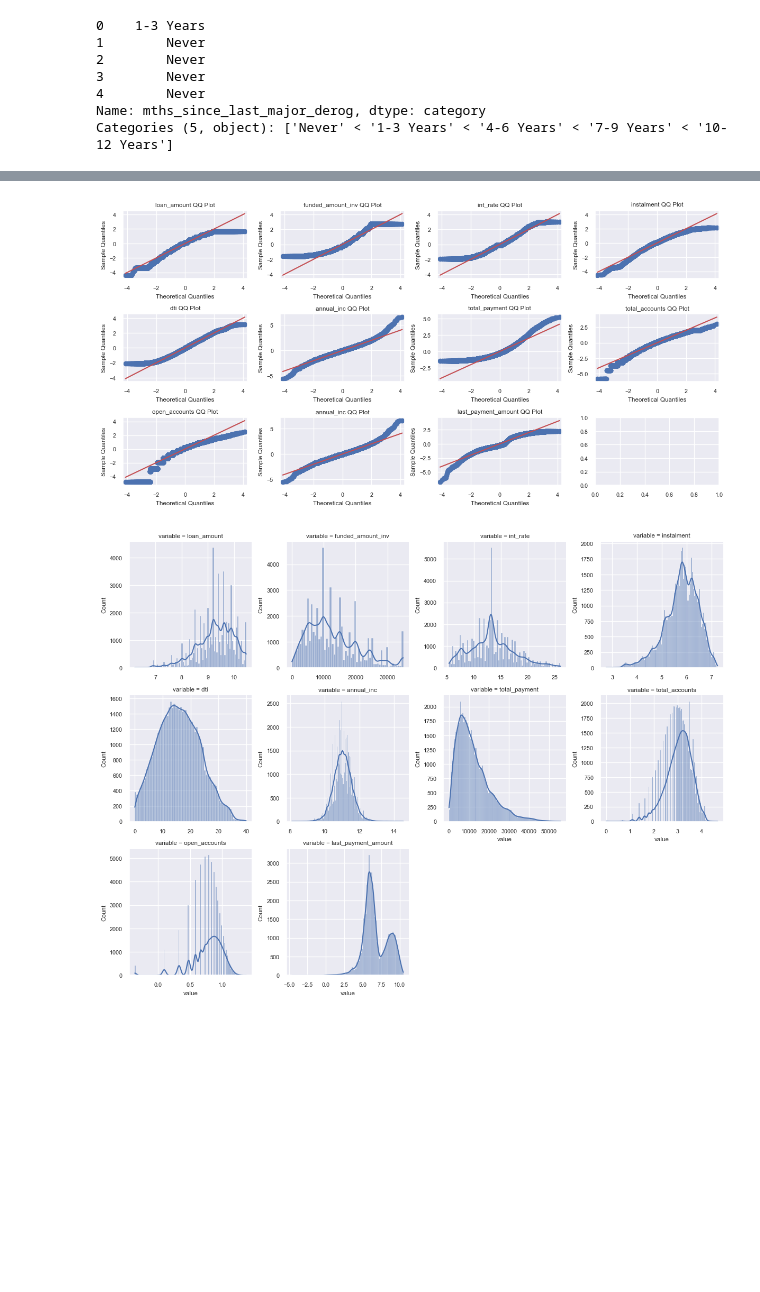
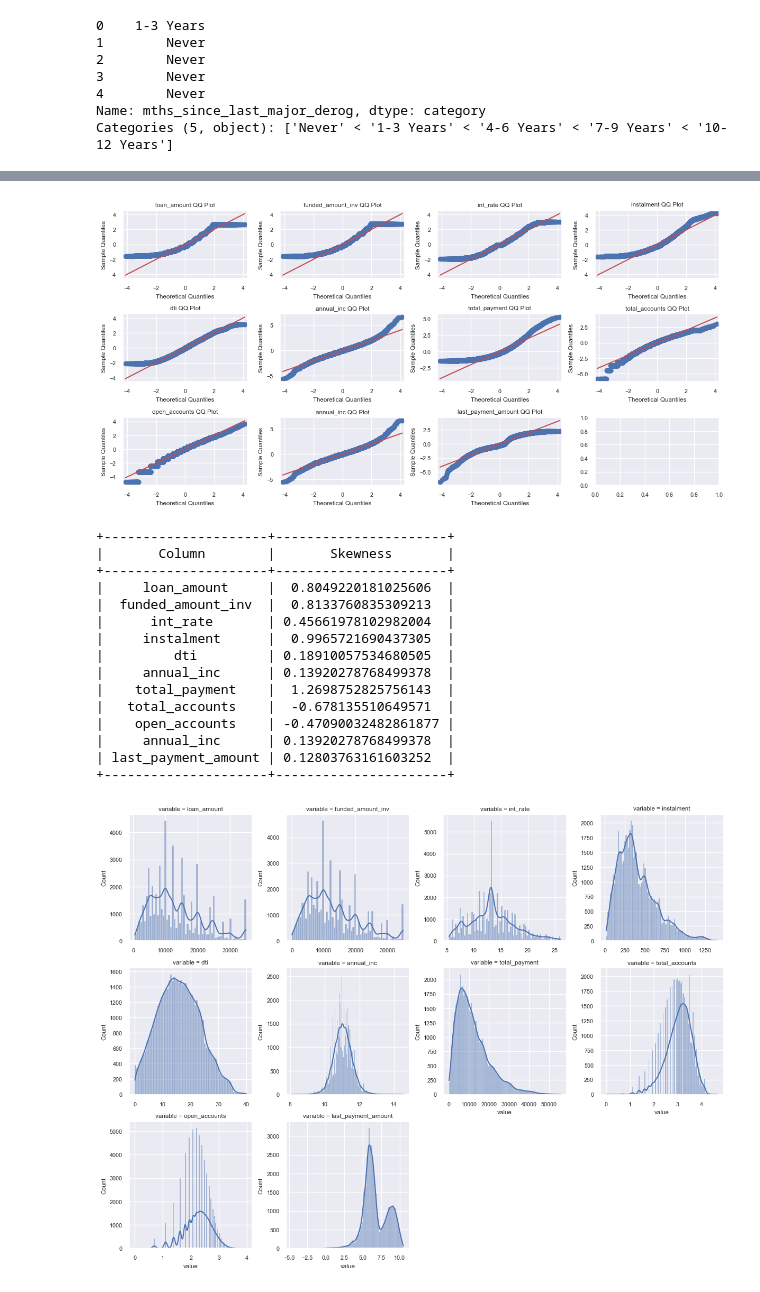
Before and after one commit to stealthchopper2k/exploratory-data-analysis---customer-loans-in-finance, a Jupyter notebook: main.ipynb, the cells around one changed output, grey strips where cells are left out. Saved outputs shown, nothing was run; the diff lists cells and outputs as text; code cells hidden in the pictures; blank space fills up the shorter version.

```diff
--- a/main.ipynb
+++ b/main.ipynb
@@ -206,21 +226,38 @@ right_skewed_cols = ['annual_inc', 'total_payment', 'total_accounts',
 [figure]
 # %%
+
 old_df_to_transform_skew = t_form.df
 
 t2_form = DataFrameTransform(old_df_to_transform_skew)
 
 # Reduce impact of outliers
-log_transform_cols = ['annual_inc', 'total_accounts', 'open_accounts',
-                      'loan_amount', 'last_payment_amount', 'instalment', 'open_accounts']
+log_transform_cols = ['annual_inc', 'total_accounts', 'open_accounts', 'last_payment_amount'
+                      ]
 
 t2_form.log_transform(log_transform_cols)
 plt2 = Plotter(t2_form.df)
 
 plt.multi_qq_plot(numerical_cols)
 # %% [output]
-[figure, old version]
+[figure, new version]
 # %%
 # Data looks a lot more normally distributed than before (weve corrected right skew and impact of outliers)
+Info = DataFrameInfo(plt2.df).skew_data(numerical_cols)
 plt2.multi_hist_plot(numerical_cols)
 # %% [output]
++---------------------+----------------------+
+|       Column        |       Skewness       |
++---------------------+----------------------+
+|     loan_amount     |  0.8049220181025606  |
+|  funded_amount_inv  |  0.8133760835309213  |
+|      int_rate       | 0.45661978102982004  |
+|     instalment      |  0.9965721690437305  |
+|         dti         | 0.18910057534680505  |
+|     annual_inc      | 0.13920278768499378  |
+|    total_payment    |  1.2698752825756143  |
+|   total_accounts    |  -0.678135510649571  |
+|    open_accounts    | -0.47090032482861877 |
+|     annual_inc      | 0.13920278768499378  |
+| last_payment_amount | 0.12803763161603252  |
++---------------------+----------------------+
-[figure, old version]
+[figure, new version]
```
Also changed, not shown: parts of 6 cells of this notebook, 5 other files.
